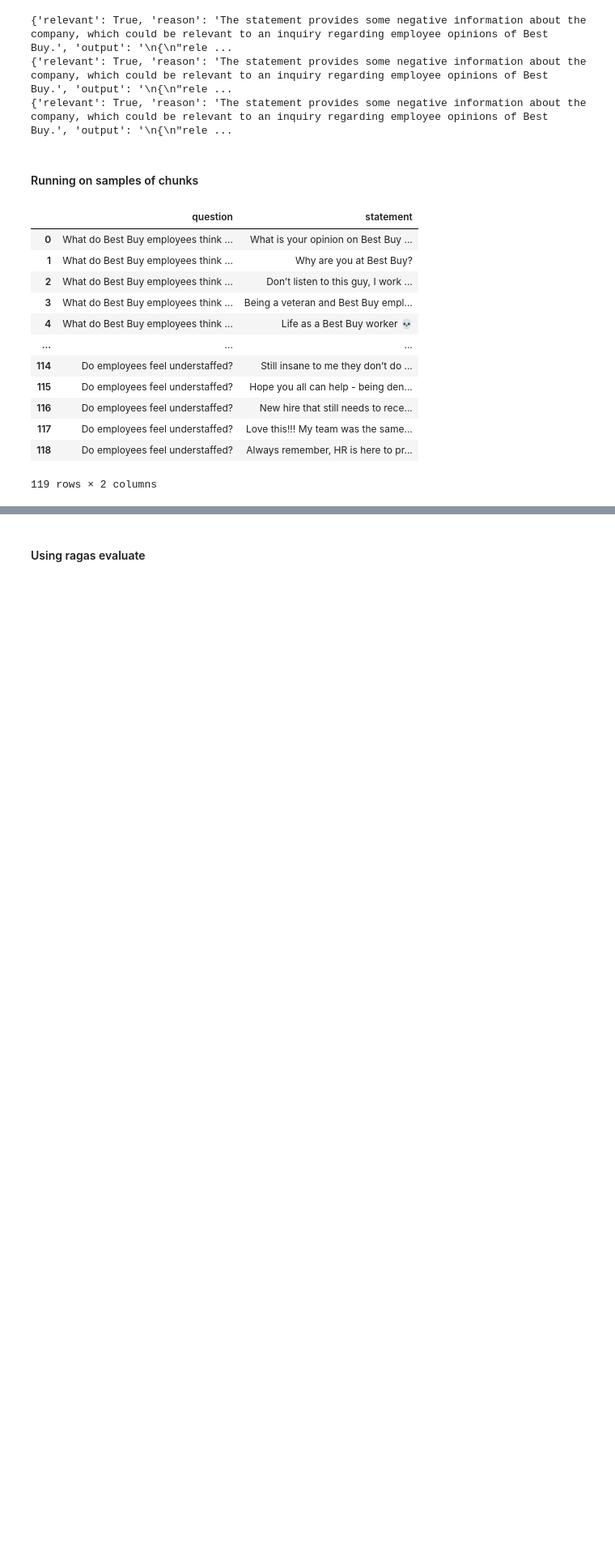
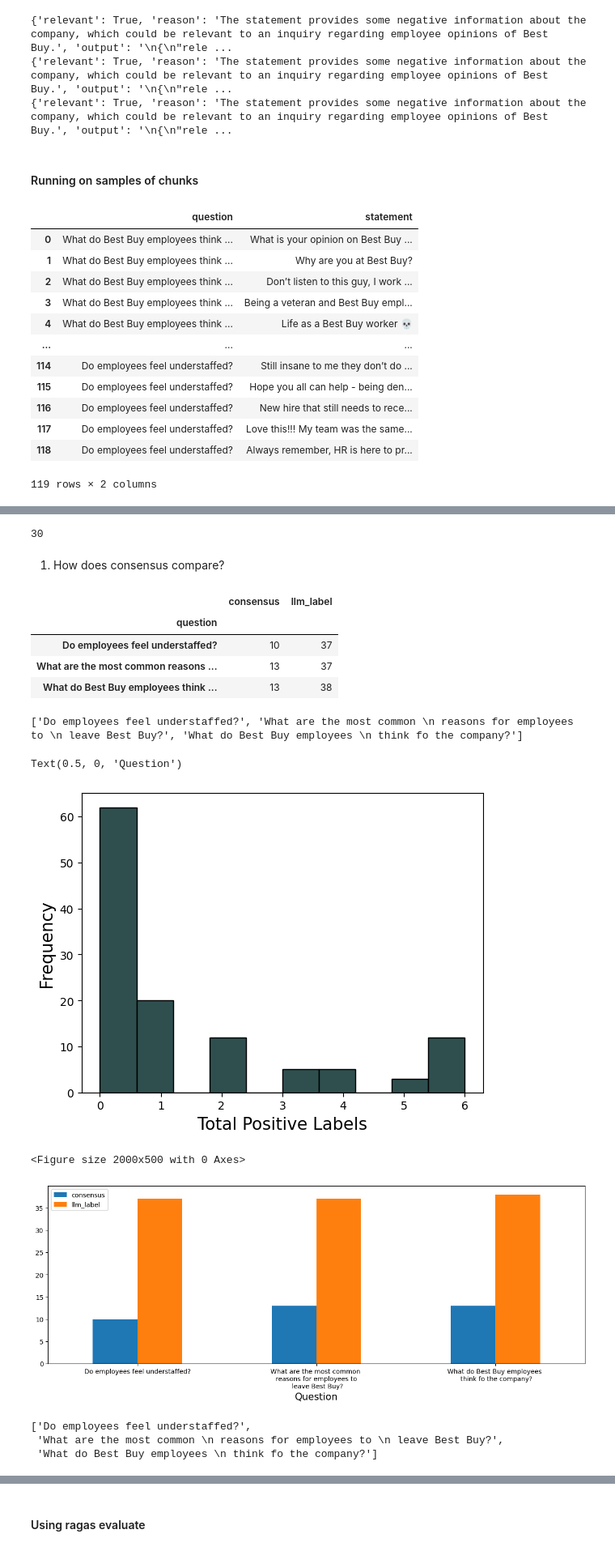
Before and after one commit to peter-mm-williams/aware-nlp, a Jupyter notebook: notebooks/PeterNotebooks/ollama-evaluator.ipynb, the cells around one changed output, grey strips where cells are left out. Shown at 81% size. Cells and saved outputs as stored; diff of their text form; code cells hidden in the pictures; blank space fills up the shorter version.

````diff
--- a/notebooks/PeterNotebooks/ollama-evaluator.ipynb
+++ b/notebooks/PeterNotebooks/ollama-evaluator.ipynb
@@ -224,3 +259,7 @@ An example and accompanying output is provided here (delimited by ~~~):
 Statement:I hate working here. The pay is terrible and the hours are long.
 ```
 [/INST]
+# %%
+question = samples_df.iloc[0]['question']
+statement = samples_df.iloc[0]['statement']
+print(question, statement)
@@ -226,0 +268,6 @@ Statement:I hate working here. The pay is terrible and the hours are long.
+# %%
+evaluator = Evaluator(llm)
+out = evaluator.evaluate_one(question, statement)
+print(f'question: {question}')
+print(f'statement: {statement}')
+print(out)
@@ -305,0 +416,3 @@ for i, row in samples_df.iterrows():
+# %%
+llm_labelled = pd.read_csv('../../data/best_buy/labelled_samples.csv')
+llm_labelled
@@ -305,0 +433,4 @@ for i, row in samples_df.iterrows():
+# %%
+df_all = df.merge(llm_labelled, how='outer', on=['question', 'statement'])
+df_all = df_all.dropna(subset=['relevant'])
+df_all
@@ -305,0 +475,8 @@ for i, row in samples_df.iterrows():
+# %%
+import numpy as np
+
+temp_df = df_all[df_all.question==question].sort_values('label_sum', ascending=False).reset_index(drop=True)
+idxs = np.append(np.arange(0,10), np.arange(len(temp_df) - 20, len(temp_df)))
+len(idxs)
+# %% [output]
+30
@@ -305,0 +491,41 @@ for i, row in samples_df.iterrows():
+# %% [markdown]
+1. How does consensus compare?
+# %%
+from matplotlib import pyplot as plt
+plt.hist(df['label_sum'], color = 'darkslategray', edgecolor = 'black')
+plt.xlabel('Total Positive Labels', fontsize=15)
+plt.ylabel('Frequency', fontsize=15)
+
+display(df_all[['question', 'consensus', 'relevant']].rename(columns = {'relevant': 'llm_label'}).groupby('question').sum())
+
+f = plt.figure(figsize=(20,5))
+# Make bar plot of total of consensus vs LLM label for each question
+plot_df = df_all[['question', 'consensus', 'relevant']].rename(columns = {'relevant': 'llm_label'}).groupby('question').sum()
+plot_df.plot(kind='bar', figsize=(15,5))
+def wrap_text(text, n_words = 5):
+    sent = text.split(' ')
+    for i in range(n_words, len(sent), n_words):
+        sent.insert(i, '\n')
+    return ' '.join(sent)
+question_labels = [wrap_text(q) for q in plot_df.index.to_list()]
+print(question_labels)
+# reassign xticks to be question_labels
+plt.xticks(range(len(question_labels)), question_labels, rotation=0)
+plt.xlabel('Question', fontsize=15)
+# %% [output]
+|  | consensus | llm_label |
+| question |  |  |
+| Do employees feel understaffed? | 10 | 37 |
+| What are the most common reasons ... | 13 | 37 |
+| What do Best Buy employees think ... | 13 | 38 |
+['Do employees feel understaffed?', 'What are the most common \n reasons for employees to \n leave Best Buy?', 'What do Best Buy employees \n think fo the company?']
+Text(0.5, 0, 'Question')
+[figure, added]
+<Figure size 2000x500 with 0 Axes>
+[figure, added]
+# %%
+question_labels
+# %% [output]
+['Do employees feel understaffed?',
+ 'What are the most common \n reasons for employees to \n leave Best Buy?',
+ 'What do Best Buy employees \n think fo the company?']
````
Also changed, not shown: parts of 17 cells of this notebook, 1 other file.
